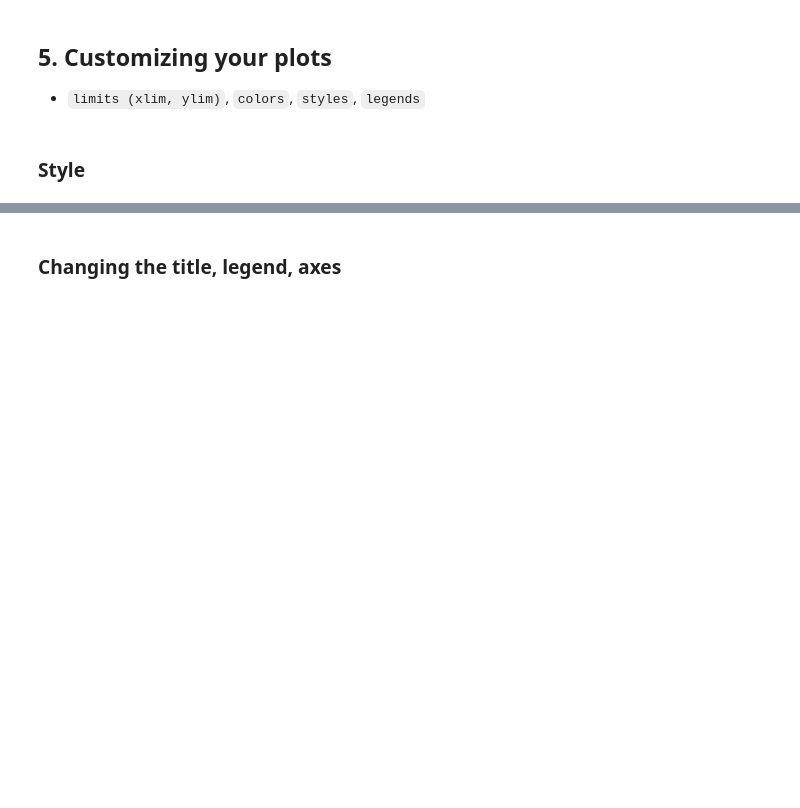
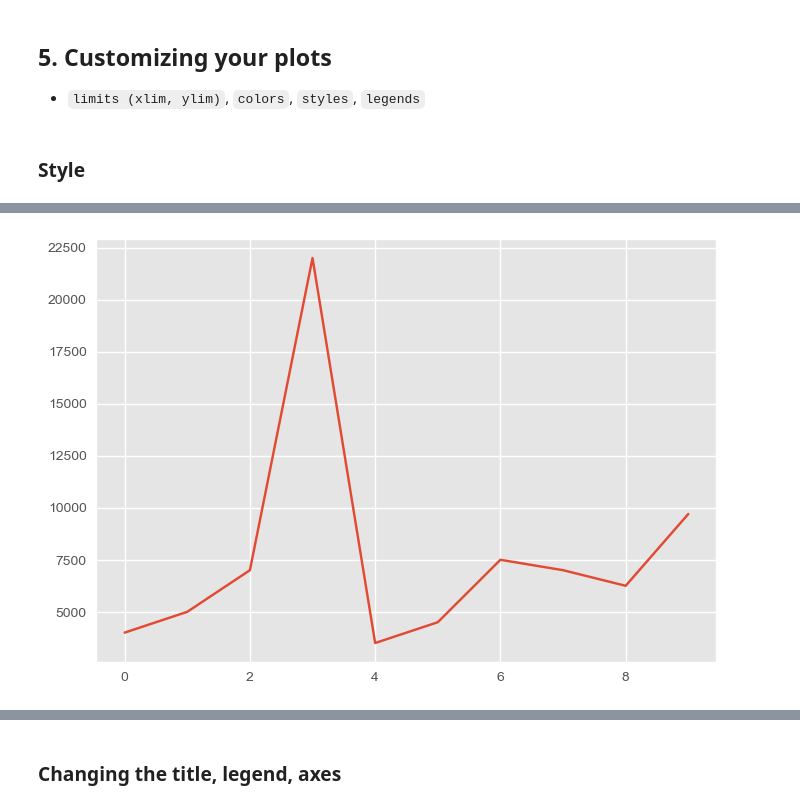
Before and after one commit to hamidov9jat/Matplotlib-Exercises, a Jupyter notebook: notebooks/my-experiments.ipynb, the cells around one changed output, grey strips where cells are left out. Cells and saved outputs as stored; diff of their text form; code cells hidden in the pictures; blank space fills up the shorter version.

```diff
--- a/notebooks/my-experiments.ipynb
+++ b/notebooks/my-experiments.ipynb
@@ -956,6 +960,10 @@ car_sales.plot(x="Odometer (KM)", y="Price", kind="scatter");
 [figure]
 # %%
 plt.style.use('ggplot')
+# %%
+car_sales["Price"].plot();
+# %% [output]
+[figure, added]
 # %%
 car_sales["Price"].plot.hist();
 # %% [output]
```
Also changed, not shown: parts of 40 cells of this notebook.
